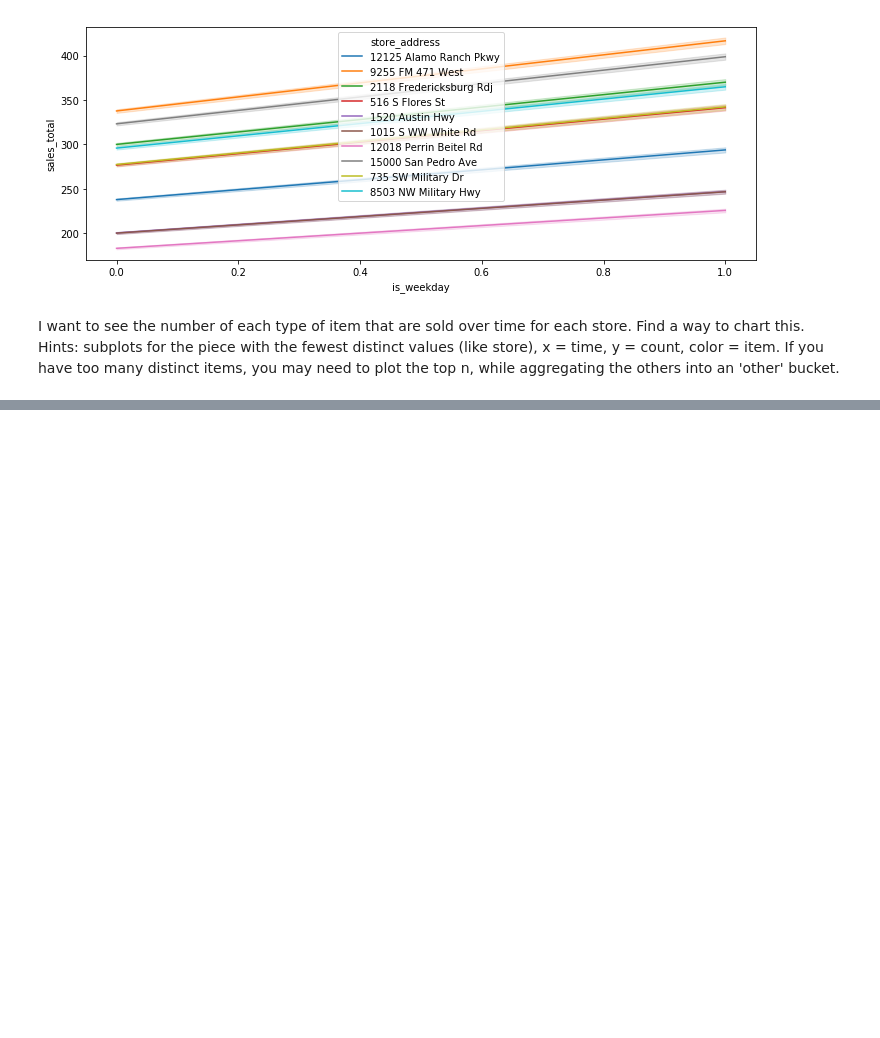
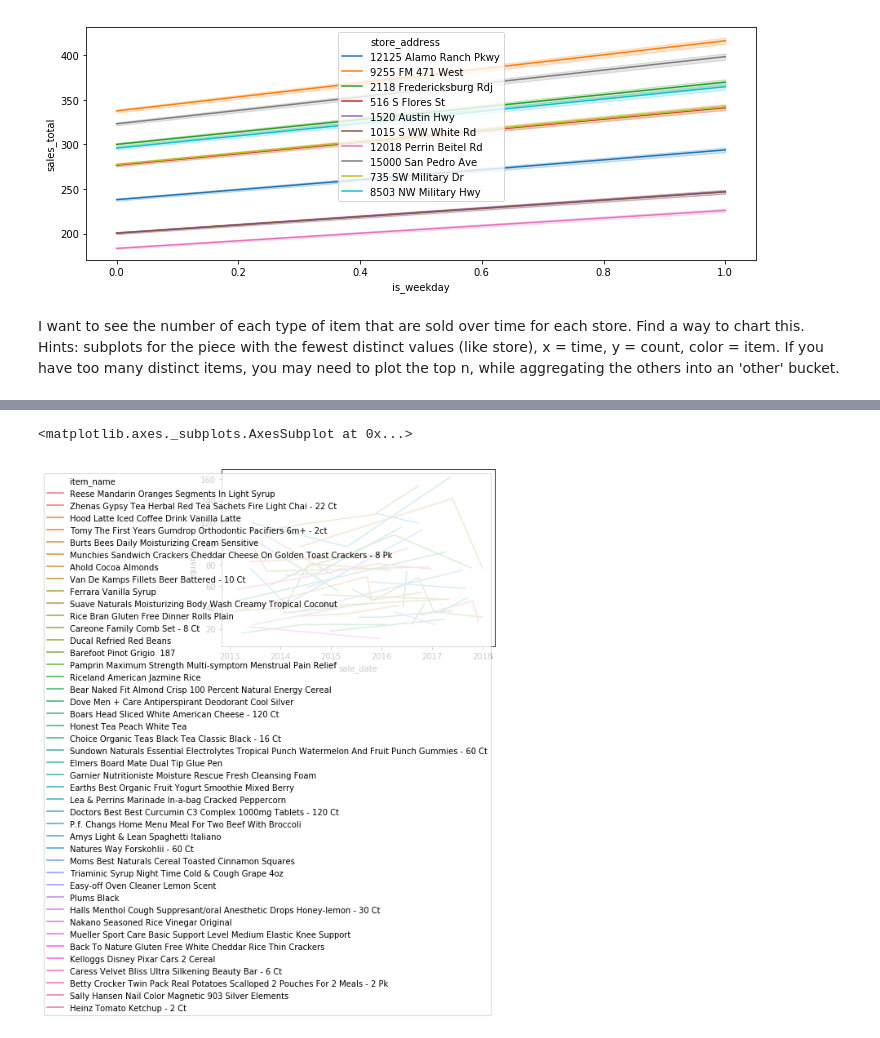
Before and after one commit to madeleinecapper/ds-methodologies-exercises, a Jupyter notebook: time_series/explore.ipynb, the cells around one changed output, grey strips where cells are left out. Drawn from its saved outputs; the diff is of its cells as text; code cells hidden in the pictures; blank space fills up the shorter version.

```diff
--- a/time_series/explore.ipynb
+++ b/time_series/explore.ipynb
@@ -80,0 +63,3 @@ Name: item_name, dtype: int64
+# %%
+df_tmp = df[df['store_id']==2]
+df_tmp = df_tmp.reset_index()
@@ -80,0 +96,5 @@ Name: item_name, dtype: int64
+# %%
+sns.lineplot(x='sale_date', y='quantity', hue='item_name', data=df_tmp.sample(100))
+# %% [output]
+<matplotlib.axes._subplots.AxesSubplot at 0x...>
+[figure, added]
```
Also changed, not shown: parts of 7 cells of this notebook.
